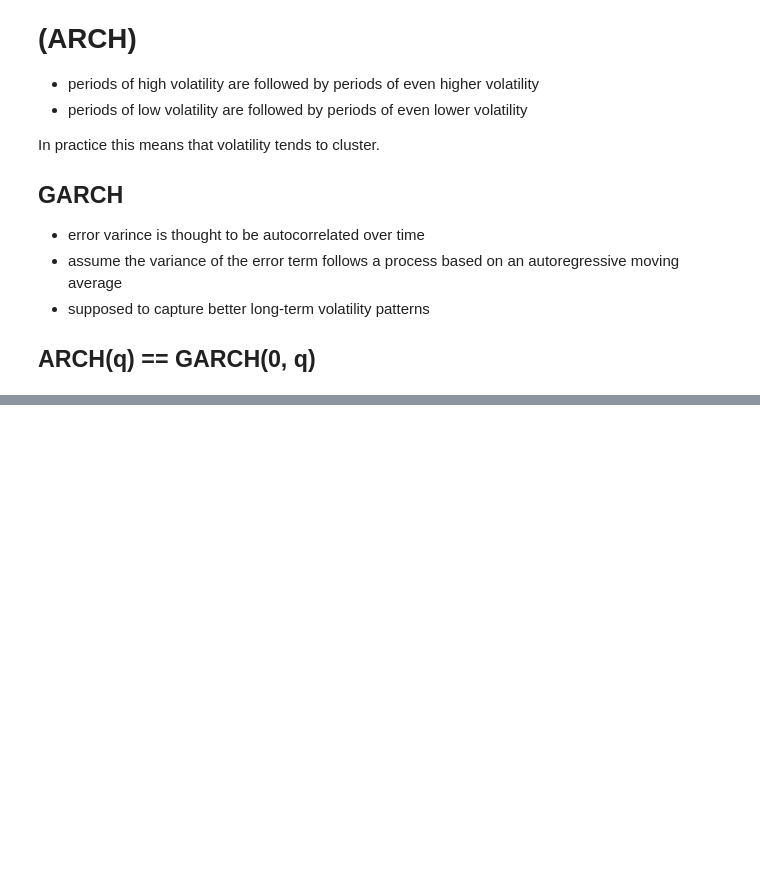
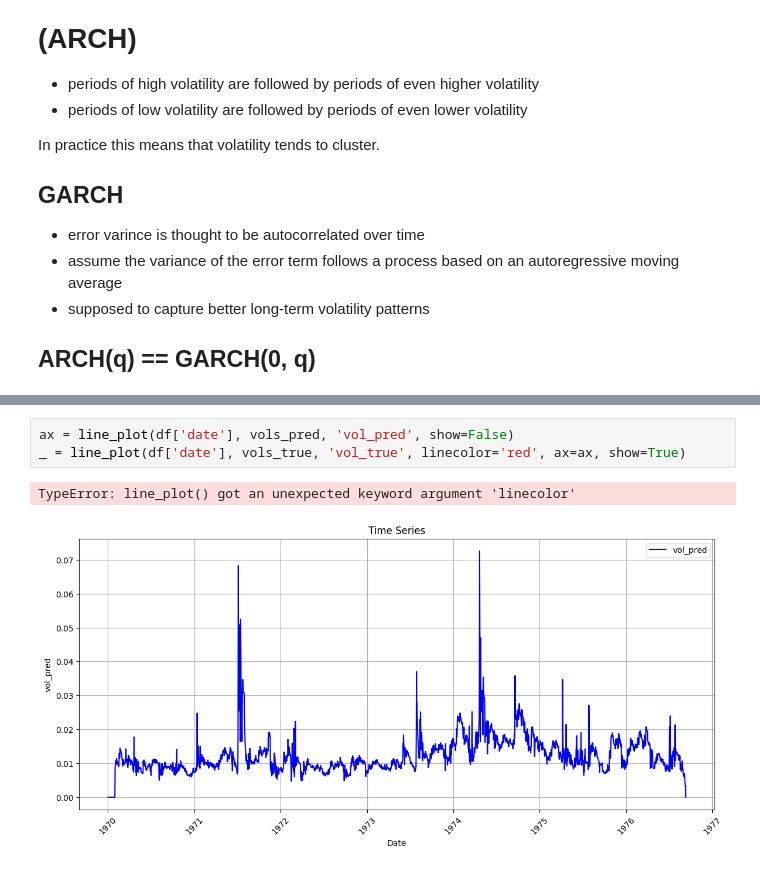
Before and after one commit to panstenos/Commodity-Optionality-Pricing-UCL-Dissertation, a Jupyter notebook: Volatility Models/arch_family.ipynb, the cells around one changed output, grey strips where cells are left out. Drawn from its saved outputs; the diff is of its cells as text; blank space fills up the shorter version.

```diff
--- a/Volatility Models/arch_family.ipynb
+++ b/Volatility Models/arch_family.ipynb
@@ -130,0 +87,6 @@ model or by setting rescale=False.
+# %%
+ax = line_plot(df['date'], vols_pred, 'vol_pred', show=False)
+_ = line_plot(df['date'], vols_true, 'vol_true', linecolor='red', ax=ax, show=True)
+# %% [output]
+TypeError: line_plot() got an unexpected keyword argument 'linecolor'
+[figure, added]
```
Also changed, not shown: parts of 8 cells of this notebook, 5 other files.
